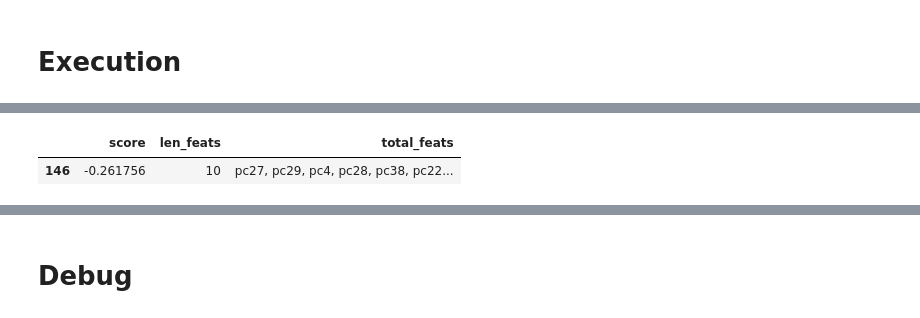
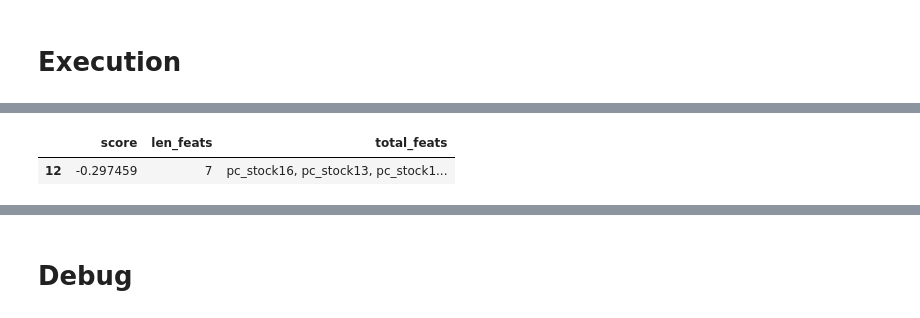
Before and after one commit to calebyung/JPX-Tokyo-Stock-Exchange-Prediction, a Jupyter notebook: jpx-model-lgbm-reg.ipynb, the cells around one changed output, grey strips where cells are left out. Saved outputs shown, nothing was run; the diff lists cells and outputs as text; code cells hidden in the pictures.

```diff
--- a/jpx-model-lgbm-reg.ipynb
+++ b/jpx-model-lgbm-reg.ipynb
@@ -441,8 +475,9 @@ def run_feature_importance():
 '''
 Forward Selection function
 '''
-def forward_selection(feat_groups):
-    base_feats = []
+def forward_selection(base_feats, feat_groups, name):
+    if base_feats==None:
+        base_feats = []
     hist = []
     while len(feat_groups) > 0:
         scores = []
@@ -465,7 +500,7 @@ def forward_selection(feat_groups):
         # remove the added feature (group) from remaining candidate pool
         del feat_groups[np.argmin(scores)]
     hist = pd.DataFrame(hist, columns=['score','len_feats','total_feats'])
-    hist.to_csv('fs_hist.csv', index=False)
+    hist.to_csv(f'fs_hist_{name}.csv', index=False)
     return hist
 # %% [markdown]
 # Hyperparameter Tuning
@@ -633,7 +668,10 @@ if DROP_MARKET_FEATS:
 
 # PCA compression
 if RUN_PCA:
-    full_data, all_features = pca_compress(full_data)
+    full_data, col_def = pca_compress(full_data)
+    all_features = col_def['all_features']
+    stock_features = col_def['stock_features']
+    time_features = col_def['time_features']
 # %% [output]
 |  |  | Date |  |  |
 |  |  | min | max | nunique |
@@ -657,8 +696,5 @@ Wall time: 1min 4s
 Feature importance
 '''
 if RUN_IMP:
-    feat_groups = run_feature_importance()
-else:
-    # if not running feature importance, use pre-set FEAT_GROUPS for forward selection
-    feat_groups = FEAT_GROUPS
+    df_imp_agg = run_feature_importance()
 # %% [output]
@@ -688,10 +724,30 @@ Wall time: 9min 27s
 Forward Selection
 '''
 if RUN_FS:
-    # run FS
-    fs_hist = forward_selection(feat_groups)
+
+    # normal run
+    if FS_SPLIT == None:
+        feat_groups = [[x] for x in df_imp_agg.head(N_FEATS_FS).feat]
+        fs_hist = forward_selection(base_feats=None, feat_groups=feat_groups, name='')
+
+    # FS with splitting stock & market features
+    elif FS_SPLIT != None:
+        # running both stock & market feats
+        if SELECTED_STOCK_FEATS == None:
+            # FS for stock features
+            feat_groups = [[x] for x in df_imp_agg.loc[lambda x: ~x.feat.isin(time_features)].head(FS_SPLIT['n_stock_feats']).feat]
+            fs_hist_stock = forward_selection(base_feats=None, feat_groups=feat_groups, name='stock')
+            base_feats = fs_hist_stock.sort_values('score', ascending=True).total_feats.iloc[0].split(', ')
+
+        # fixed stock feats and run market feats
+        else:
+            base_feats = SELECTED_STOCK_FEATS.copy()
+        # FS for market features
+        feat_groups = [[x] for x in df_imp_agg.loc[lambda x: x.feat.isin(time_features)].head(FS_SPLIT['n_market_feats']).feat]
+        fs_hist = forward_selection(base_feats=base_feats, feat_groups=feat_groups, name='market')
+
+    # output selected features
     display(fs_hist.sort_values('score', ascending=True).head(1))
-    # output selected features
     selected_feats = fs_hist.sort_values('score', ascending=True).total_feats.iloc[0].split(', ')
 
 else:
@@ -722,2 +778,2 @@ else:
 |  | score | len_feats | total_feats |
-| 146 | -0.261756 | 10 | pc27, pc29, pc4, pc28, pc38, pc22... |
+| 12 | -0.297459 | 7 | pc_stock16, pc_stock13, pc_stock1... |
```
Also changed, not shown: parts of 10 cells of this notebook.
